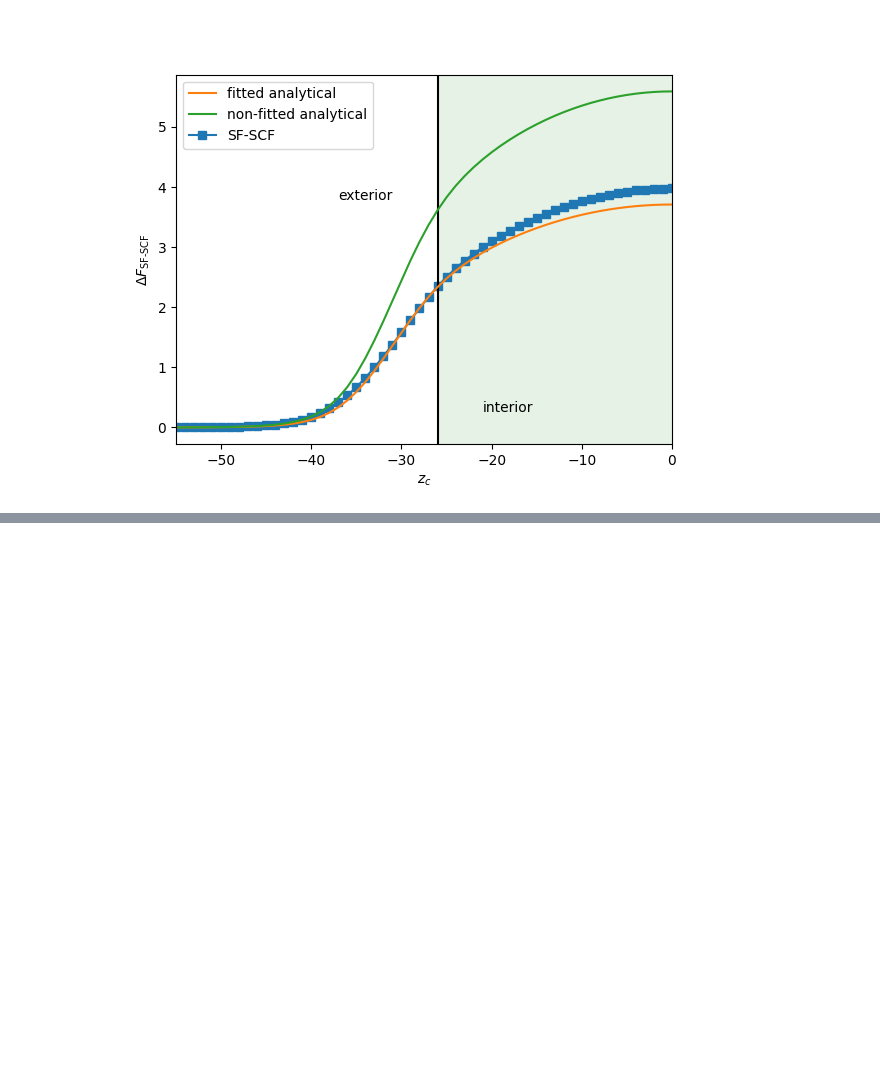
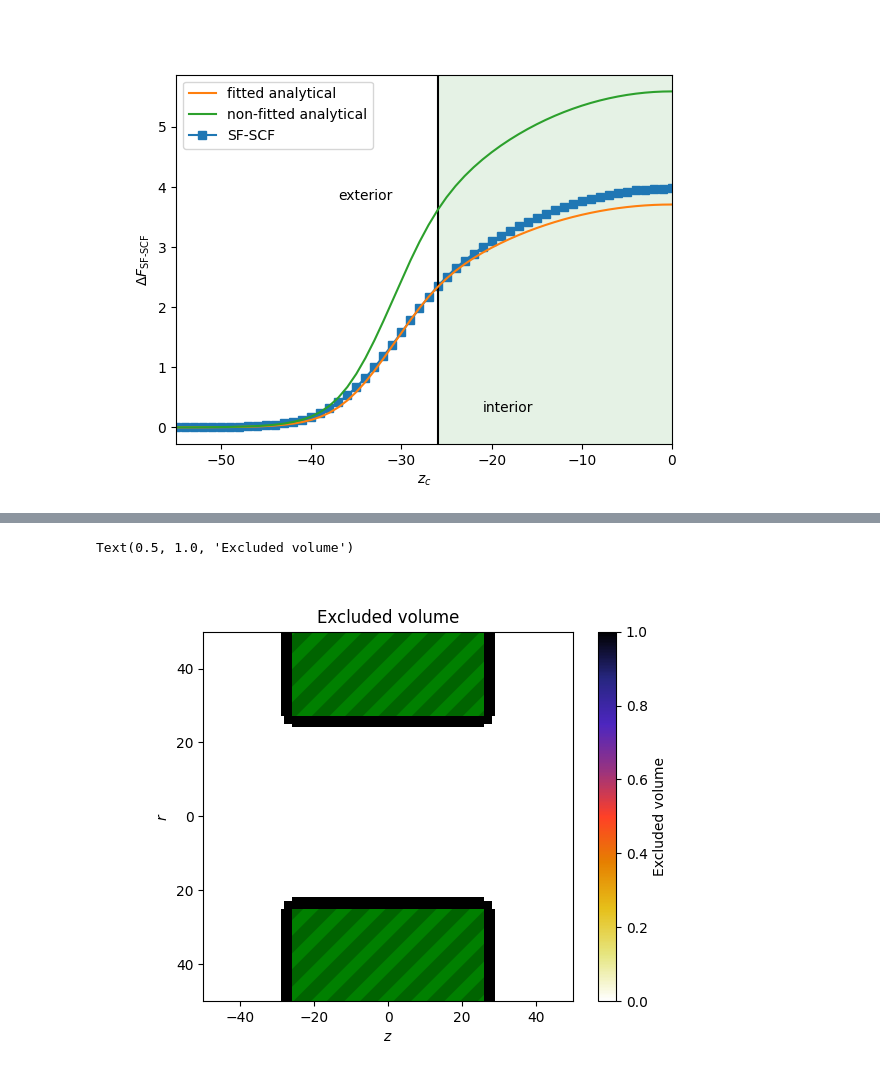
Before and after one commit to miklakt/diffusion_polymer_mesopores, a Jupyter notebook: main.ipynb, the cells around one changed output, grey strips where cells are left out. Cells and saved outputs as stored; diff of their text form; code cells hidden in the pictures; blank space fills up the shorter version.

```diff
--- a/main.ipynb
+++ b/main.ipynb
@@ -645 +657,23 @@ Filling up cache: 70/70
+# %%
+walls0 = create_walls(len(R), len(Z), pore_radius, pore_length)#no volume exclusion effect yet
+COLLOID_DIAMETER = 6
+walls = create_walls(len(R), len(Z), pore_radius, pore_length, COLLOID_DIAMETER)
+# walls = create_walls(len(R), len(Z), pore_radius -  COLLOID_DIAMETER//2, pore_length + COLLOID_DIAMETER)
+
+# ------------------------------------------------------------
+# Plots impermeable to the particle space due to volume exclusion
+# ------------------------------------------------------------
+fig, ax = plot_grid(
+    SCF_empty_pore_result["Z"],
+    SCF_empty_pore_result["R"],
+    walls,
+    walls = walls0,
+    rlim = (-50,50),
+    zlim = (-50,50),
+    cbar_label=r"Excluded volume"
+)
+ax.set_title("Excluded volume")
+# %% [output]
+Text(0.5, 1.0, 'Excluded volume')
+[figure, added]
 # %% [markdown]
```
Also changed, not shown: parts of 28 cells of this notebook, 4 other files.
